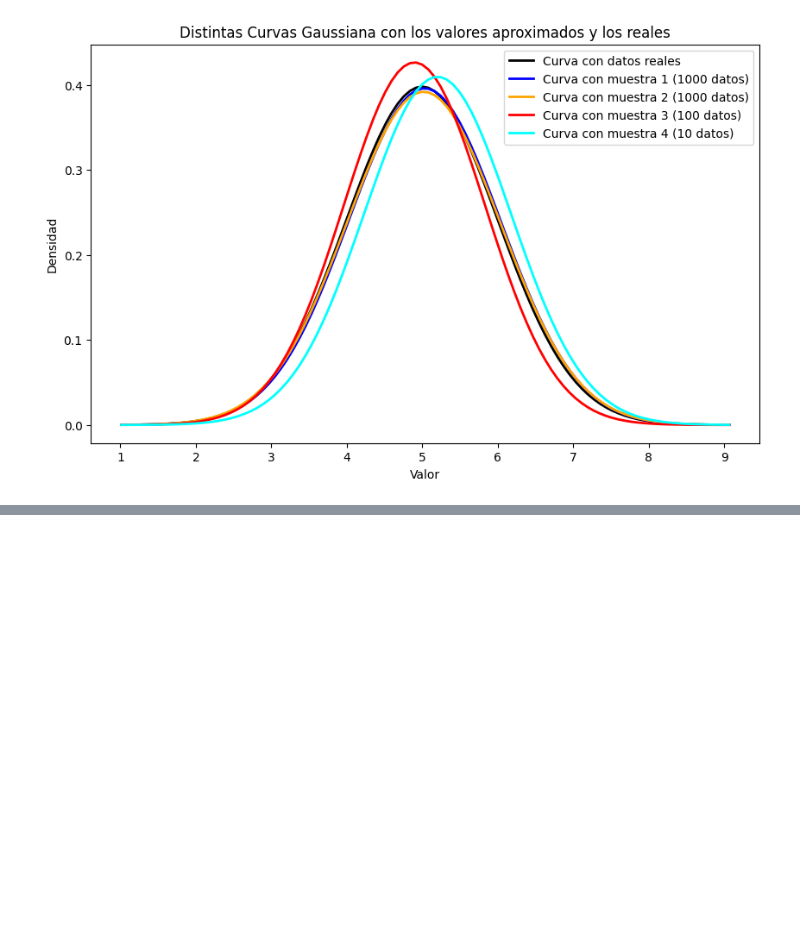
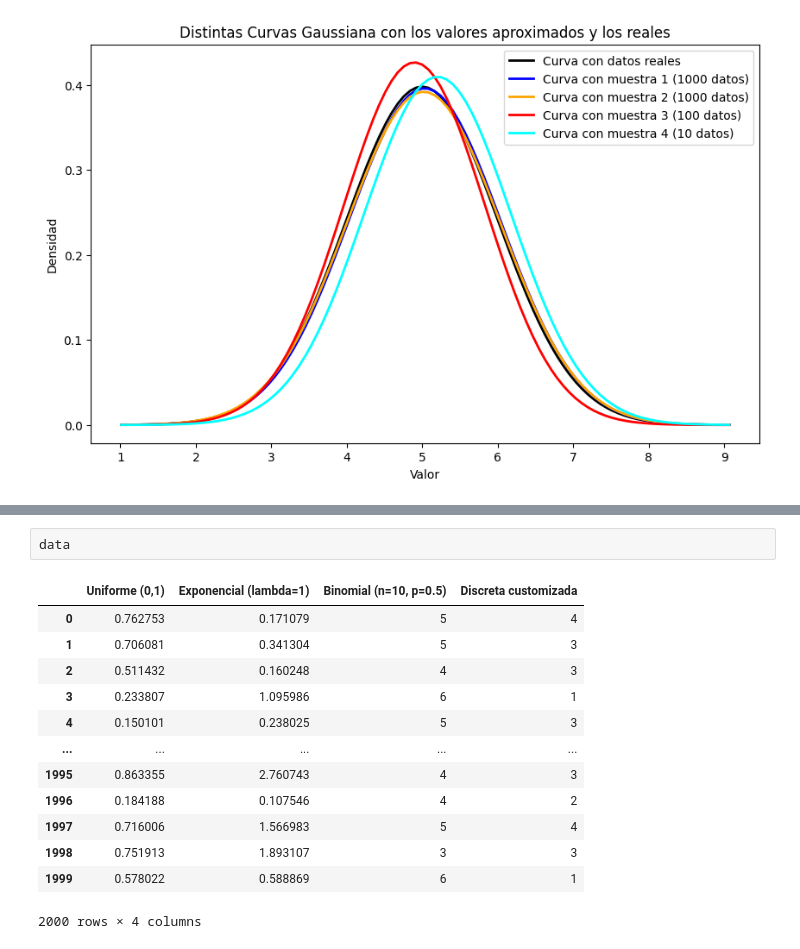
Before and after one commit to tonahdztoro/PE_2025, a Jupyter notebook: Notebooks/Unidad 3.ipynb, the cells around one changed output, grey strips where cells are left out. Cells and saved outputs as stored; diff of their text form; blank space fills up the shorter version.

```diff
--- a/Notebooks/Unidad 3.ipynb
+++ b/Notebooks/Unidad 3.ipynb
@@ -254,0 +271,16 @@ La desviación estándar de la muestra es: 0.9735641404867984
+# %%
+data
+# %% [output]
+|  | Uniforme (0,1) | Exponencial (lambda=1) | Binomial (n=10, p=0.5) | Discreta customizada |
+| 0 | 0.762753 | 0.171079 | 5 | 4 |
+| 1 | 0.706081 | 0.341304 | 5 | 3 |
+| 2 | 0.511432 | 0.160248 | 4 | 3 |
+| 3 | 0.233807 | 1.095986 | 6 | 1 |
+| 4 | 0.150101 | 0.238025 | 5 | 3 |
+| ... | ... | ... | ... | ... |
+| 1995 | 0.863355 | 2.760743 | 4 | 3 |
+| 1996 | 0.184188 | 0.107546 | 4 | 2 |
+| 1997 | 0.716006 | 1.566983 | 5 | 4 |
+| 1998 | 0.751913 | 1.893107 | 3 | 3 |
+| 1999 | 0.578022 | 0.588869 | 6 | 1 |
+2000 rows × 4 columns
```
Also changed, not shown: parts of 6 cells of this notebook.
